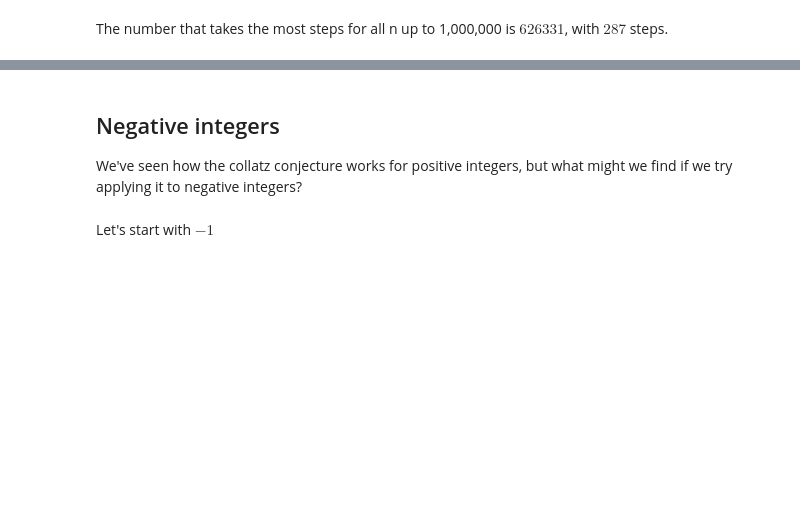
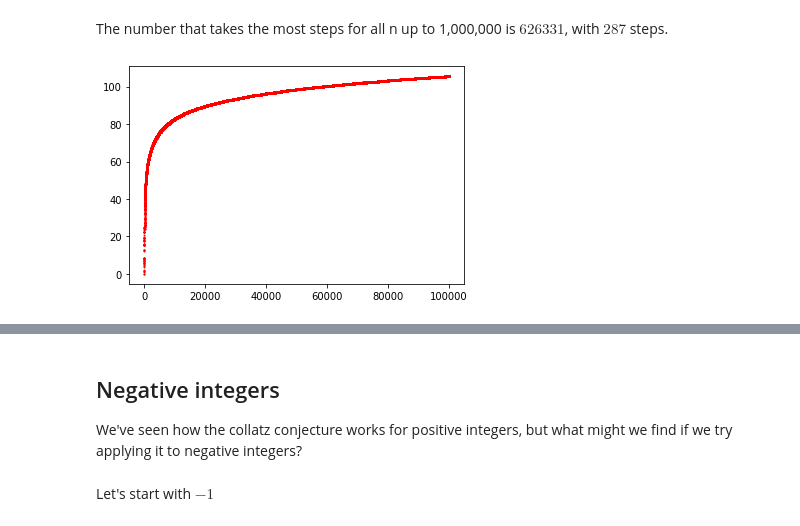
Before and after one commit to JesseLynch37/Math152, a Jupyter notebook: Exploration1_.ipynb, the cells around one changed output, grey strips where cells are left out. Saved outputs shown, nothing was run; the diff lists cells and outputs as text; code cells hidden in the pictures; blank space fills up the shorter version.

```diff
--- a/Exploration1_.ipynb
+++ b/Exploration1_.ipynb
@@ -154,0 +168,18 @@ The number that takes the most steps for all n up to 1,000,000 is $626331$, with
+# %%
+#  Average steps to reach 1, 2, 4 loop graphed:
+x_values, y_values = [], []
+average = 0
+for N in range(1, 100001):
+    x_values.append(N)
+    steps = 0
+    n = N
+    while n not in [1, 2, 4]:
+        n = collatz(n)
+        steps += 1
+    average = ((N - 1) * average + steps) / N
+    y_values.append(average)
+
+plt.scatter(x_values, y_values, s=1, c='red')
+plt.show()
+# %% [output]
+[figure, added]
```
Also changed, not shown: parts of 3 cells of this notebook.
